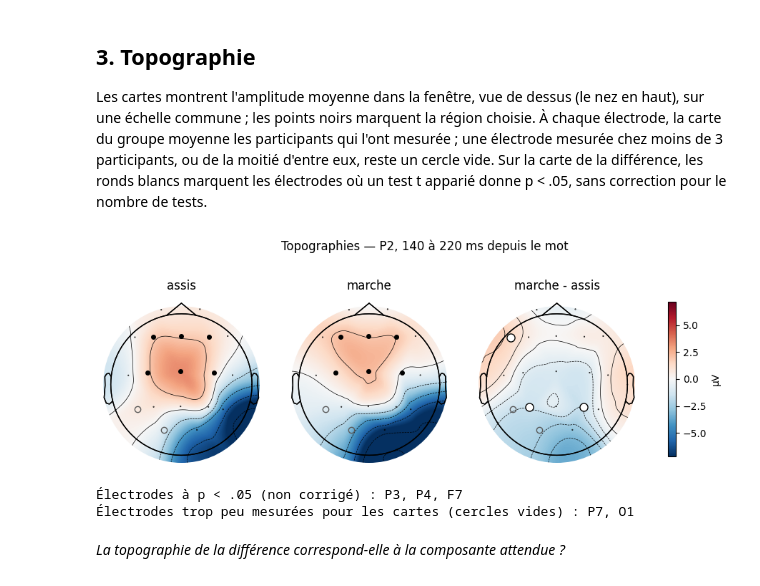
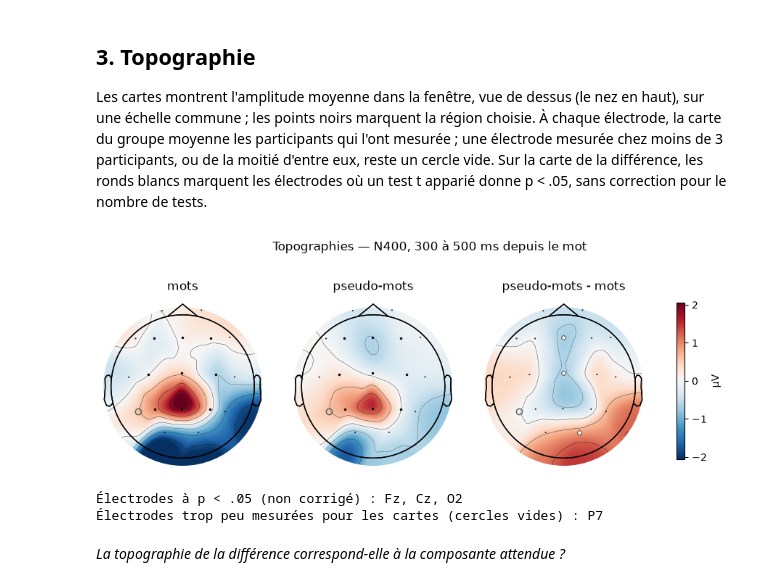
Before and after one commit to snesmaeili/PSY2007-Y-UdeM, a Jupyter notebook: autumn-2026/seance2/09_analysis1_lexicaldecision.ipynb, the cells around one changed output. Cells and saved outputs as stored; diff of their text form; code cells hidden in the pictures.

```diff
--- a/autumn-2026/seance2/09_analysis1_lexicaldecision.ipynb
+++ b/autumn-2026/seance2/09_analysis1_lexicaldecision.ipynb
@@ -28,7 +28,7 @@ if EN_COLAB:                                                 # --no-warn-conflic
     %pip install -q --no-warn-conflicts mne
 DOSSIER = Path('tasks/brainwalk')
 ID_DRIVE = '19nnPiRuypz5fCPISybipdjxeop2EA_P8'               # le fichier labo1_donnees_2026.zip sur Google Drive
-EMPREINTE = '21100ddabbc1ceba'                               # l'empreinte de manifest.json dans cette version des données
+EMPREINTE = 'caa7140ef7a4ddab'                               # l'empreinte de manifest.json dans cette version des données
 
 
 def donnees_a_jour():
@@ -51,7 +51,7 @@ def progression(blocs, taille_bloc, total):
 if not donnees_a_jour():
     archive = DOSSIER.parent / 'labo1_donnees_2026.zip'
     archive.parent.mkdir(parents=True, exist_ok=True)
-    print('Téléchargement des données depuis Google Drive (1,7 Go, quelques minutes) :')
+    print('Téléchargement des données depuis Google Drive (2,2 Go, quelques minutes) :')
     urllib.request.urlretrieve(f'https://drive.usercontent.google.com/download?id={ID_DRIVE}&export=download&confirm=t', archive, progression)
     if not zipfile.is_zipfile(archive):                      # Google Drive a renvoyé une page web au lieu du fichier
         archive.unlink()
@@ -174,24 +175,25 @@ justifiez votre choix à l'avance.
 # %%
 # ---- 0.4 Vos choix ---------------------------------------------------------------------------------------------------------------
 COMPOSANTES = {                # le tableau ci-dessus (ne pas modifier)
-    'P2': dict(fenetre=(0.140, 0.220), region=['F3', 'Fz', 'F4', 'C3', 'Cz', 'C4'], polarite='pos', recherche=(0.100, 0.300), centre='mot'),
-    'N400': dict(fenetre=(0.300, 0.500), region=['C3', 'Cz', 'C4', 'P3', 'Pz', 'P4'], polarite='neg', recherche=(0.250, 0.650), centre='mot'),
+    'P2': dict(fenetre=(0.140, 0.220), region=['F3', 'Fz', 'F4', 'C3', 'Cz', 'C4', 'P3', 'Pz', 'P4'], polarite='pos', recherche=(0.100, 0.300), centre='mot'),
+    'N400': dict(fenetre=(0.300, 0.500), region=['F3', 'Fz', 'F4', 'C3', 'Cz', 'C4', 'P3', 'Pz', 'P4'], polarite='neg', recherche=(0.250, 0.650), centre='mot'),
     'LPC': dict(fenetre=(-0.100, 0.0), region=['C3', 'Cz', 'C4', 'P3', 'Pz', 'P4'], polarite='pos', recherche=(-0.500, 0.100), centre='tape'),
     'LPC (mot)': dict(fenetre=(0.450, 0.800), region=['C3', 'Cz', 'C4', 'P3', 'Pz', 'P4'], polarite='pos', recherche=(0.400, 0.900), centre='mot'),
-    'P200': dict(fenetre=(0.180, 0.250), region=['F3', 'Fz', 'F4', 'C3', 'Cz', 'C4'], polarite='pos', recherche=(0.150, 0.300), centre='mot'),
-    'P200-N250': dict(fenetre=(0.180, 0.300), region=['F3', 'Fz', 'F4', 'C3', 'Cz', 'C4'], polarite='pos', recherche=(0.150, 0.350), centre='mot'),
+    'P200': dict(fenetre=(0.180, 0.250), region=['F3', 'Fz', 'F4', 'C3', 'Cz', 'C4', 'P3', 'Pz', 'P4'], polarite='pos', recherche=(0.150, 0.300), centre='mot'),
+    'P200-N250': dict(fenetre=(0.180, 0.300), region=['F3', 'Fz', 'F4', 'C3', 'Cz', 'C4', 'P3', 'Pz', 'P4'], polarite='pos', recherche=(0.150, 0.350), centre='mot'),
     'P3/LPC': dict(fenetre=(0.500, 0.800), region=['C3', 'Cz', 'C4', 'P3', 'Pz', 'P4'], polarite='pos', recherche=(0.450, 0.900), centre='mot'),
     'CPP': dict(fenetre=(-0.500, 0.0), region=['C3', 'Cz', 'C4', 'P3', 'Pz', 'P4'], polarite='pos', recherche=(-0.500, 0.100), centre='tape'),
 }
 
 # Hypothèse
-HYPOTHESE = 'posture'          # 'posture', 'frequence', 'lexicalite' ou 'tr' (essais lents contre rapides)
+HYPOTHESE = 'lexicalite'          # 'posture', 'frequence', 'lexicalite' ou 'tr' (essais lents contre rapides)
 POSTURE = 'les deux'           # pour 'frequence', 'lexicalite' et 'tr' : 'les deux', 'assis' ou 'marche'
 
 # ERP
-COMPOSANTE = 'P2'              # 'P2', 'N400', 'LPC' (autour de la tape), 'LPC (mot)', 'P200', 'P200-N250', 'P3/LPC' ou 'CPP' (autour de la tape)
+COMPOSANTE = 'N400'              # 'P2', 'N400', 'LPC' (autour de la tape), 'LPC (mot)', 'P200', 'P200-N250', 'P3/LPC' ou 'CPP' (autour de la tape)
 FENETRE = COMPOSANTES[COMPOSANTE]['fenetre']   # ou votre fenêtre en secondes, par exemple (0.350, 0.450)
 REGION = COMPOSANTES[COMPOSANTE]['region']     # ou d'autres électrodes, par exemple ['Cz', 'Pz']
+LIGNE_DE_BASE = 'soustraction' # 'soustraction' (la correction classique, celle des notebooks 00) ou 'regression' (Alday, 2019) : section 2.0
 PARTICIPANT = 'P010'           # le participant de l'image des essais (section 2.3)
 
 # Options
@@ -200,6 +202,7 @@ EXIGER_MINIMUM = False         # True : sans les époques où la région a trop
 
 # Sections 5 et 6
 EFFET = 'frequence'            # l'effet comparé entre les postures : 'frequence' (LF - HF) ou 'lexicalite' (pseudo-mots - mots)
+ZONE = 'region'                # où le mesurer : 'region' (REGION et FENETRE) ou 'amas' (l'amas le plus fort de la section 3.1)
 COMPORTEMENT = 'TR (ms)'       # 'TR (ms)', 'Exactitude (%)' ou 'IES (ms)'
 MESURE_EEG = 'amplitude (µV)'  # 'amplitude (µV)' ou 'latence (ms)'
 VALEURS = 'difference'         # 'difference' (l'effet de chaque participant) ou une condition, par exemple 'assis'
@@ -480,33 +563,40 @@ test t apparié donne p < .05, sans correction pour le nombre de tests.
 # %%
 # ---- F4 : les topographies -------------------------------------------------------------------------------------------------------
 from matplotlib.colors import ListedColormap                 # une carte de couleurs transparente, pour les cercles vides
 noms_ch = np.array(erp_A[0].ch_names)
-valeurs_A = np.array([e.copy().crop(*FENETRE).data.mean(axis=1) for e in erp_A]) * 1e6   # participants x électrodes (µV ; NaN : pas mesurée)
-valeurs_B = np.array([e.copy().crop(*FENETRE).data.mean(axis=1) for e in erp_B]) * 1e6
+valeurs_A = np.array([e.copy().crop(*FENETRE).get_data(units='uV').mean(axis=1) for e in erp_A])   # participants x électrodes (µV ; NaN : pas mesurée)
+valeurs_B = np.array([e.copy().crop(*FENETRE).get_data(units='uV').mean(axis=1) for e in erp_B])
 deux = np.isfinite(valeurs_A) & np.isfinite(valeurs_B)       # le participant a mesuré l'électrode dans les deux conditions
 vue = deux.sum(axis=0) >= max(3, len(participants) / 2)      # la règle du projet : au moins 3 participants, et la moitié d'entre eux
 visibles = np.flatnonzero(vue)
-cartes = [np.array([valeurs[deux[:, j], j].mean() for j in visibles]) for valeurs in (valeurs_A, valeurs_B, valeurs_B - valeurs_A)]
+info_vue = mne.pick_info(erp_A[0].info, visibles)
+info_vue['bads'] = []
+# l'ERP du groupe à chaque électrode visible : la moyenne des participants qui l'ont mesurée dans les deux conditions
+groupe = {}
+for nom, erps in ((COND_A, erp_A), (COND_B, erp_B)):
+    donnees = np.array([e.data for e in erps])               # participants x électrodes x instants (V)
+    groupe[nom] = mne.EvokedArray(np.array([donnees[deux[:, j], j].mean(axis=0) for j in visibles]), info_vue, tmin=erps[0].tmin)
+groupe[f'{COND_B} - {COND_A}'] = mne.combine_evoked([groupe[COND_B], groupe[COND_A]], weights=[1, -1])
 p_electrodes = np.array([stats.ttest_rel(valeurs_B[deux[:, j], j], valeurs_A[deux[:, j], j]).pvalue for j in visibles])   # un test par électrode
-limite = max(np.abs(c).max() for c in cartes)                # la même échelle pour les trois cartes
-info_vue = mne.pick_info(erp_A[0].info, visibles)
-masques = [np.isin(noms_ch[vue], REGION), np.isin(noms_ch[vue], REGION), p_electrodes < 0.05]
+limite = max(np.abs(ev.copy().crop(*FENETRE).get_data(units='uV').mean(axis=1)).max() for ev in groupe.values())   # une échelle
+masques = [np.isin(noms_ch[vue], REGION)] * 2 + [p_electrodes < 0.05]
 styles = [dict(marker='o', markerfacecolor='k', markersize=4)] * 2 + [dict(marker='o', markerfacecolor='w', markeredgecolor='k', markersize=8)]
 fig, axes = plt.subplots(1, 3, figsize=(12, 4))
-for ax, carte, masque, style, titre in zip(axes, cartes, masques, styles, [COND_A, COND_B, f'{COND_B} - {COND_A}']):
-    image, _ = mne.viz.plot_topomap(carte, info_vue, axes=ax, show=False, vlim=(-limite, limite), cmap='RdBu_r', mask=masque, mask_params=style)
+for ax, (titre, ev), masque, style in zip(axes, groupe.items(), masques, styles):
+    ev.plot_topomap(times=np.mean(FENETRE), average=FENETRE[1] - FENETRE[0], axes=ax, vlim=(-limite, limite), cmap='RdBu_r', colorbar=False,
+                    mask=np.repeat(masque[:, None], len(ev.times), axis=1), mask_params=style, time_format='', show=False)
     if not vue.all():                                        # les électrodes trop peu mesurées : des cercles vides, sans valeur
         mne.viz.plot_topomap(np.zeros(len(noms_ch)), erp_A[0].info, axes=ax, show=False, vlim=(-1, 1), cmap=ListedColormap([(0, 0, 0, 0)]),
                              contours=0, sensors=False, mask=~vue, mask_params=dict(marker='o', markerfacecolor='none', markeredgecolor='0.35', markersize=6))
     ax.set_title(titre)
-fig.colorbar(image, ax=axes, shrink=0.7, label='µV')
+fig.colorbar(axes[0].images[0], ax=axes, shrink=0.7, label='µV')
 fig.suptitle(f'Topographies — {NOM}, {FENETRE[0] * 1000:.0f} à {FENETRE[1] * 1000:.0f} ms depuis {ZERO}')
 plt.show()
 print('Électrodes à p < .05 (non corrigé) :', ', '.join(noms_ch[vue][p_electrodes < 0.05]) or 'aucune')
 print('Électrodes trop peu mesurées pour les cartes (cercles vides) :', ', '.join(noms_ch[~vue]) or 'aucune')
 # %% [output]
-[figure, old version]
+[figure, new version]
-Électrodes à p < .05 (non corrigé) : P3, P4, F7
-Électrodes trop peu mesurées pour les cartes (cercles vides) : P7, O1
+Électrodes à p < .05 (non corrigé) : Fz, Cz, O2
+Électrodes trop peu mesurées pour les cartes (cercles vides) : P7
 # %% [markdown]
 *La topographie de la différence correspond-elle à la composante attendue ?*
```
Also changed, not shown: parts of 32 cells of this notebook, 4 other files.
